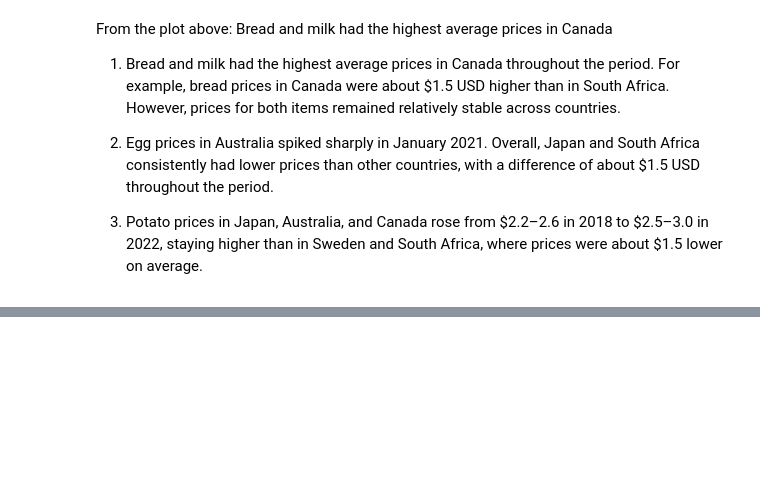
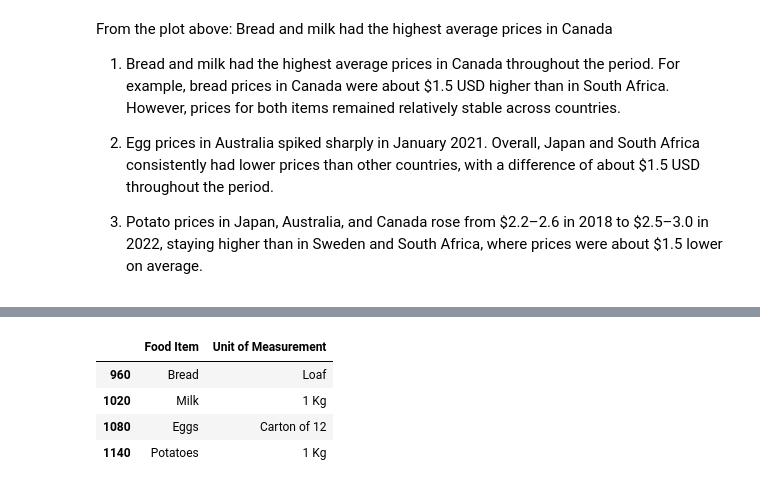
Before and after one commit to ciciliujx/Vital-Food-Costs-Analysis, a Jupyter notebook: 2025_CS_Camp_Assignment.ipynb, the cells around one changed output, grey strips where cells are left out. Saved outputs shown, nothing was run; the diff lists cells and outputs as text; code cells hidden in the pictures; blank space fills up the shorter version.

```diff
--- a/2025_CS_Camp_Assignment.ipynb
+++ b/2025_CS_Camp_Assignment.ipynb
@@ -175,0 +207,8 @@ Bread and milk had the highest average prices in Canada
+# %%
+data.loc[data['Country'] == 'Canada', ['Food Item', 'Unit of Measurement']].drop_duplicates()
+# %% [output]
+|  | Food Item | Unit of Measurement |
+| 960 | Bread | Loaf |
+| 1020 | Milk | 1 Kg |
+| 1080 | Eggs | Carton of 12 |
+| 1140 | Potatoes | 1 Kg |
```
Also changed, not shown: parts of 7 cells of this notebook.
